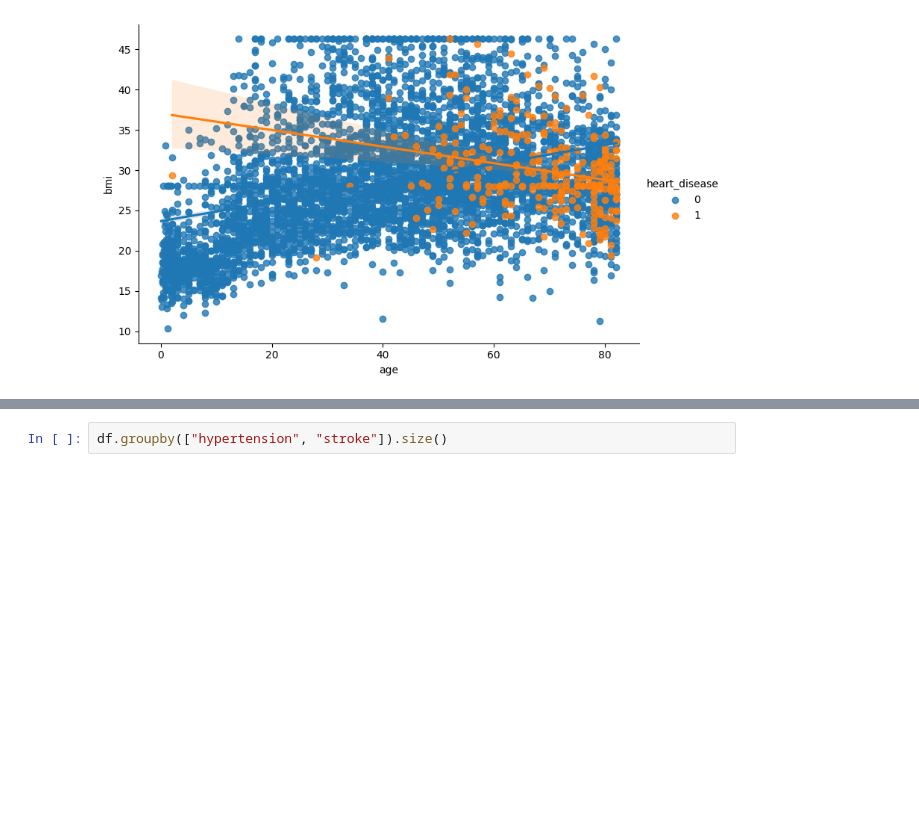
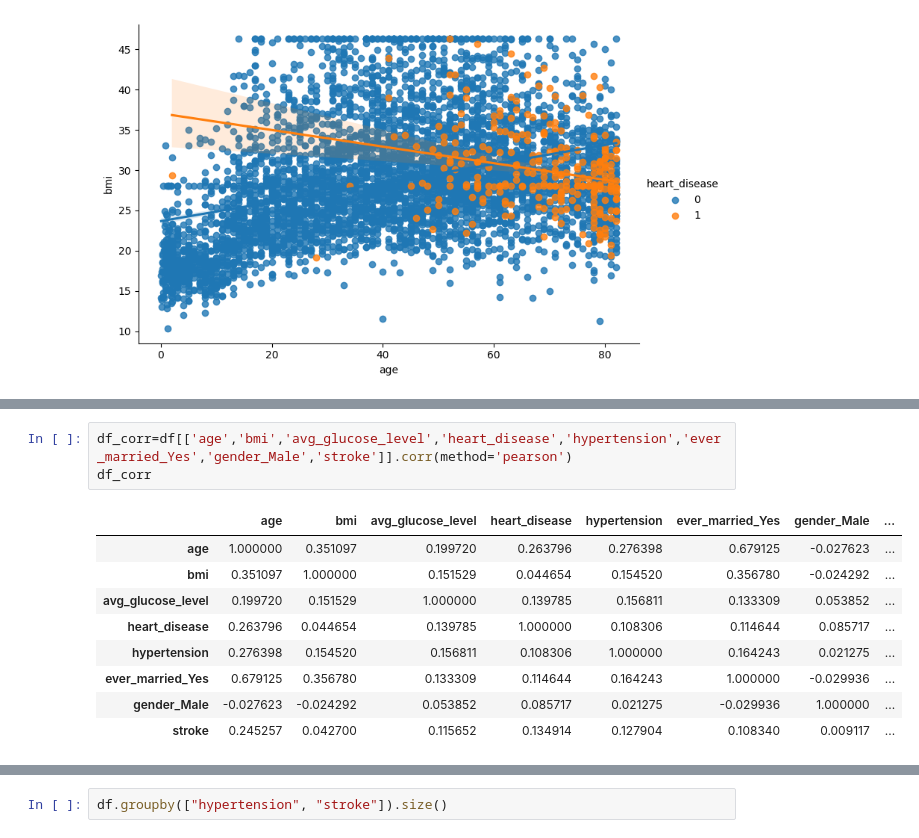
Before and after one commit to Lailah-Idrees/DA2_Assessment, a Jupyter notebook: jupyter_notebooks/Data_Visualisation.ipynb, the cells around one changed output, grey strips where cells are left out. Cells and saved outputs as stored; diff of their text form; blank space fills up the shorter version.

```diff
--- a/jupyter_notebooks/Data_Visualisation.ipynb
+++ b/jupyter_notebooks/Data_Visualisation.ipynb
@@ -271,0 +613,13 @@ plt.show()
+# %%
+df_corr=df[['age','bmi','avg_glucose_level','heart_disease','hypertension','ever_married_Yes','gender_Male','stroke']].corr(method='pearson')
+df_corr
+# %% [output]
+|  | age | bmi | avg_glucose_level | heart_disease | hypertension | ever_married_Yes | gender_Male | ... |
+| age | 1.000000 | 0.351097 | 0.199720 | 0.263796 | 0.276398 | 0.679125 | -0.027623 | ... |
+| bmi | 0.351097 | 1.000000 | 0.151529 | 0.044654 | 0.154520 | 0.356780 | -0.024292 | ... |
+| avg_glucose_level | 0.199720 | 0.151529 | 1.000000 | 0.139785 | 0.156811 | 0.133309 | 0.053852 | ... |
+| heart_disease | 0.263796 | 0.044654 | 0.139785 | 1.000000 | 0.108306 | 0.114644 | 0.085717 | ... |
+| hypertension | 0.276398 | 0.154520 | 0.156811 | 0.108306 | 1.000000 | 0.164243 | 0.021275 | ... |
+| ever_married_Yes | 0.679125 | 0.356780 | 0.133309 | 0.114644 | 0.164243 | 1.000000 | -0.029936 | ... |
+| gender_Male | -0.027623 | -0.024292 | 0.053852 | 0.085717 | 0.021275 | -0.029936 | 1.000000 | ... |
+| stroke | 0.245257 | 0.042700 | 0.115652 | 0.134914 | 0.127904 | 0.108340 | 0.009117 | ... |
```
Also changed, not shown: parts of 15 cells of this notebook.
